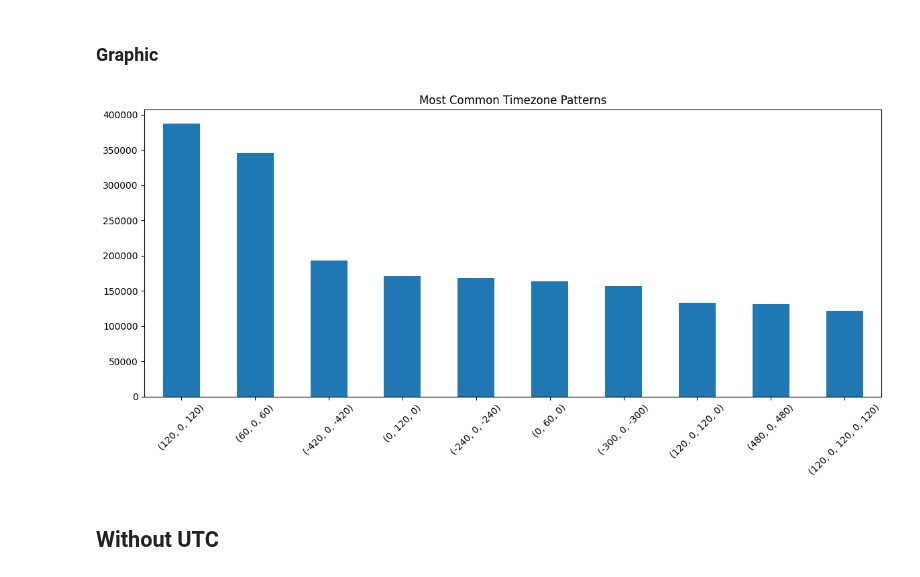
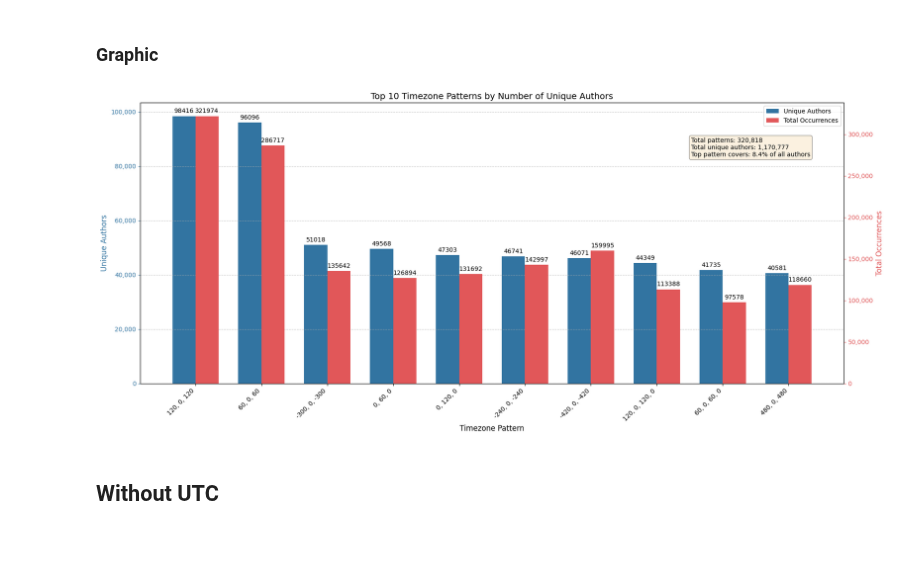
Before and after one commit to srapaport/timestamps-anomalies, a Jupyter notebook: notebook/global_analysis_windows.ipynb, the cells around one changed output. Saved outputs shown, nothing was run; the diff lists cells and outputs as text; code cells hidden in the pictures; blank space fills up the shorter version.

```diff
--- a/notebook/global_analysis_windows.ipynb
+++ b/notebook/global_analysis_windows.ipynb
@@ -57,3 +51,0 @@ Retrieving time: **7min**
-# %%
-with open(save_db, 'wb') as f:
-    pickle.dump(df, f)
@@ -181,16 +271,3 @@ Pattern: (60, 120, 0), Count: 907
 **4min**
 # %% [markdown]
 ### Graphic
-# %%
-""" plt.figure(figsize=(10,6))
-sns.histplot(data=[d for durations in window_durations for d in durations if isinstance(durations, list)])
-plt.title('Window Durations Distribution')
-plt.xlabel('Hours') """
-
-plt.figure(figsize=(12,6))
-common_patterns.head(10).plot(kind='bar')
-plt.title('Most Common Timezone Patterns')
-plt.xticks(rotation=45)
-plt.tight_layout()
-# %% [output]
-[figure, removed]
@@ -197,3 +323,8 @@ plt.tight_layout()
+# %%
+top_patterns = pattern_author_counts.head(10).copy()
+graphic(top_patterns, 'Top 10 Timezone Patterns by Number of Unique Authors')
+# %% [output]
+[figure, added]
 # %% [markdown]
 ## Without UTC
 # %%
```
Also changed, not shown: parts of 61 cells of this notebook, 9 other files.
